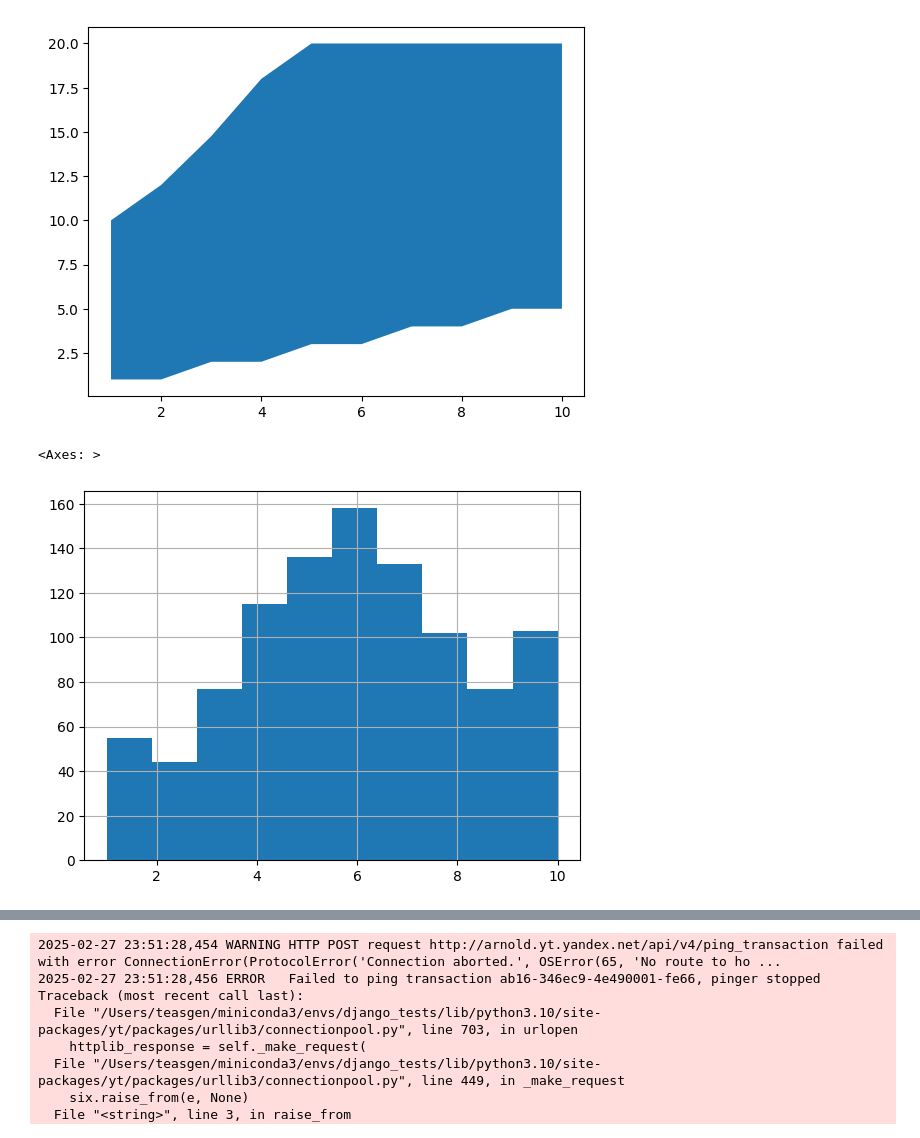
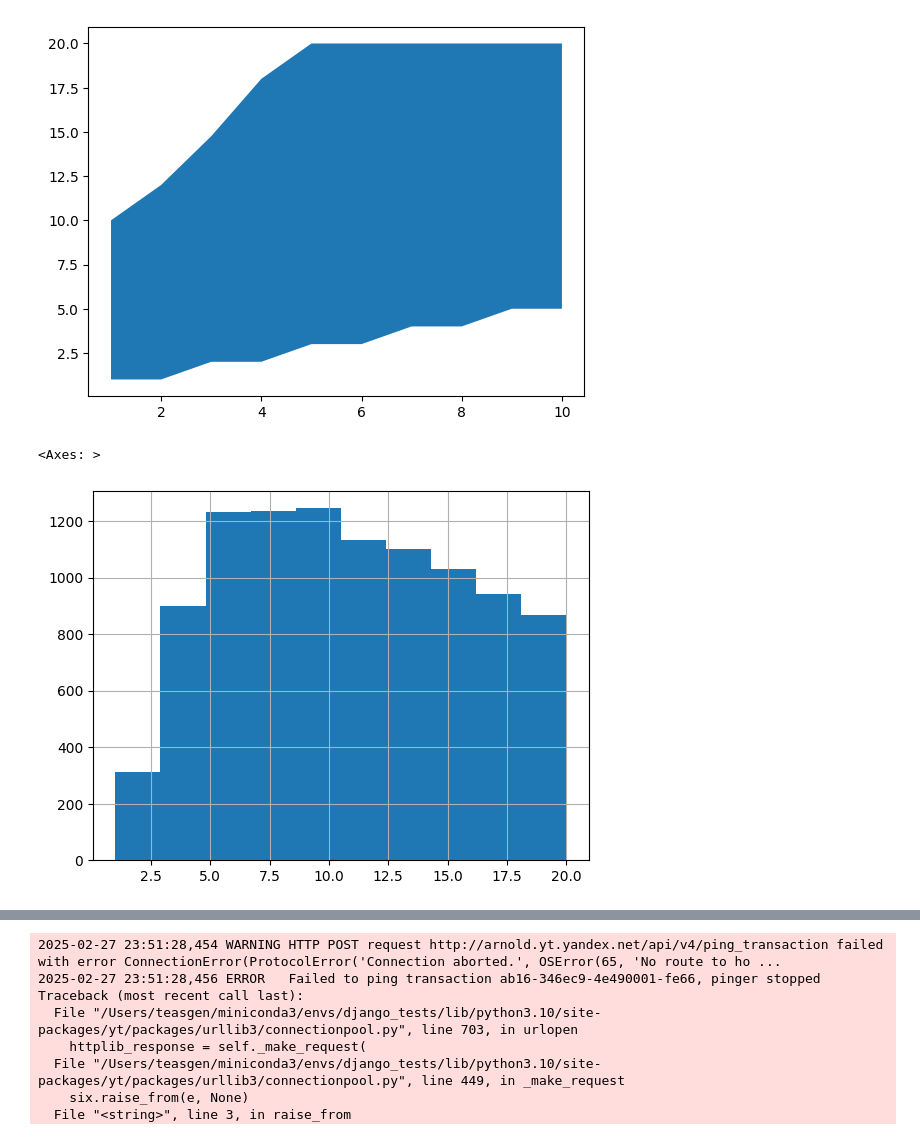
Before and after one commit to teasgen/WebMLSimulator, a Jupyter notebook: llm_backend/create_data_for_llm.ipynb, the cells around one changed output, grey strips where cells are left out. Drawn from its saved outputs; the diff is of its cells as text; code cells hidden in the pictures.

```diff
--- a/llm_backend/create_data_for_llm.ipynb
+++ b/llm_backend/create_data_for_llm.ipynb
@@ -137,8 +160,8 @@ df = pd.DataFrame(data)
 # %%
-df["mark"].hist()
+df["length"].hist()
 # %% [output]
 <Axes: >
-[figure, old version]
+[figure, new version]
 # %%
 from json_repair import repair_json
 import json
```
Also changed, not shown: parts of 3 cells of this notebook, 21 other files.
